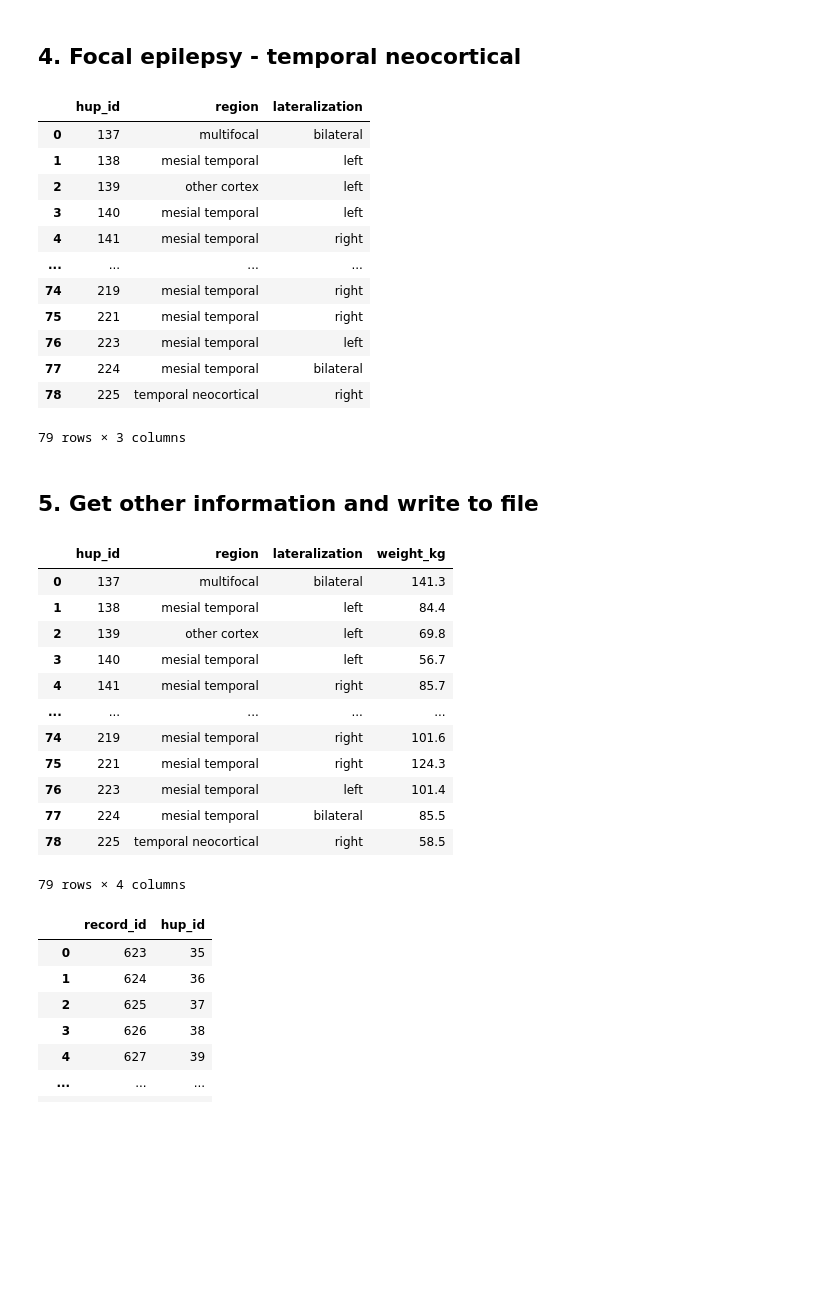
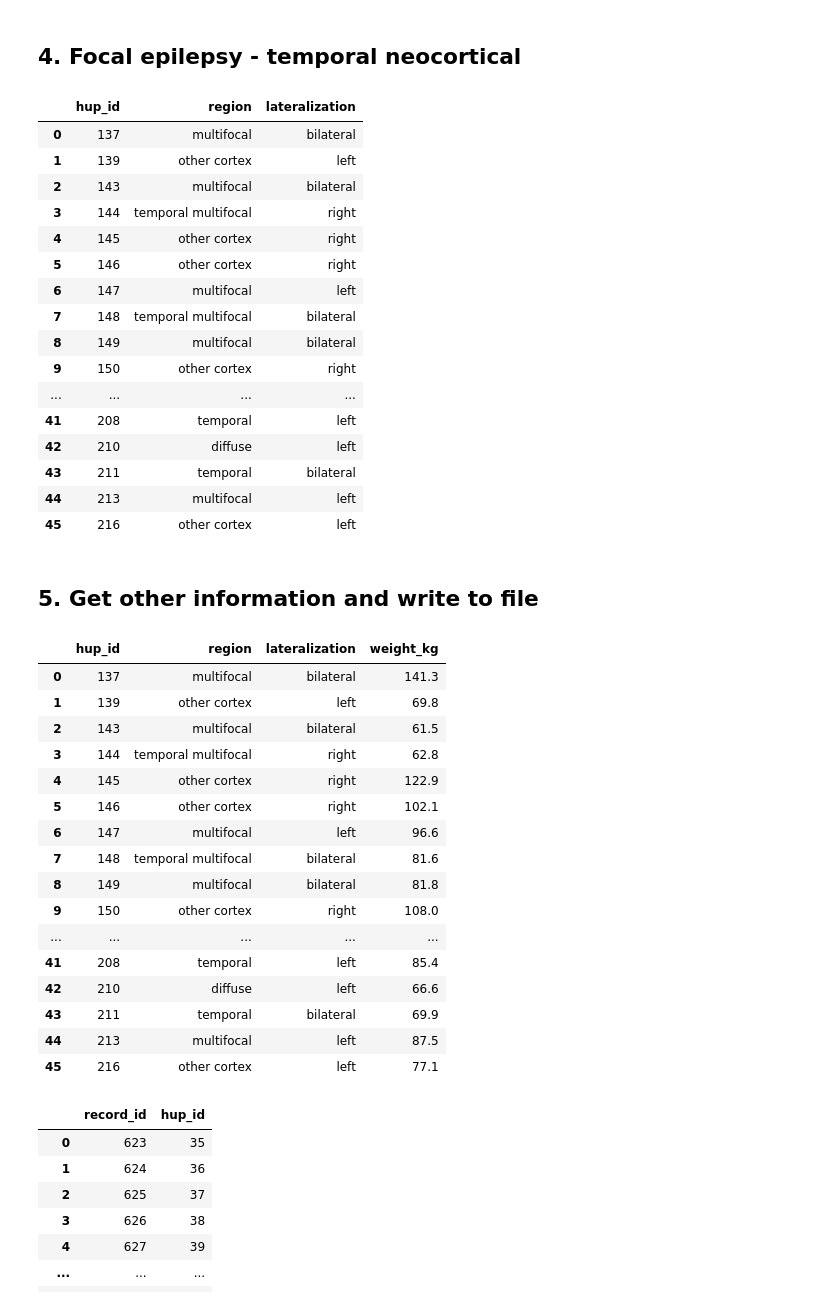
Before and after one commit to devincma/asm_synchrony_paper, a Jupyter notebook: eeg-AED/108- patient_selection_temp_neo.ipynb, the cells around one changed output. Saved outputs shown, nothing was run; the diff lists cells and outputs as text; code cells hidden in the pictures; blank space fills up the shorter version.

```diff
--- a/eeg-AED/108- patient_selection_temp_neo.ipynb
+++ b/eeg-AED/108- patient_selection_temp_neo.ipynb
@@ -43,44 +43,55 @@ soz_locations_df = pd.read_csv("../../Data/soz_locations.csv").dropna()
 
 # Drop the rows where name does not contain HUP
 soz_locations_df = soz_locations_df[soz_locations_df["name"].str.contains("HUP")]
 
 # Drop the rows where lateralization is bilateral
 # soz_locations_df = soz_locations_df[soz_locations_df["lateralization"] != "bilateral"]
 
 # # Drop the rows where region is not "mesial temporal"
 # soz_locations_df = soz_locations_df[
 #     soz_locations_df["region"] == "temporal neocortical"
 # ]
 
 # Delete the first three characters in the name column
 soz_locations_df["name"] = soz_locations_df["name"].str[3:]
 
 # Rename the name column to hup_id
 soz_locations_df = soz_locations_df.rename(columns={"name": "hup_id"})
 
+# Drop the columns where region is "temporal neocortical" or "mesial temporal"
+soz_locations_df = soz_locations_df[
+    (soz_locations_df["region"] != "temporal neocortical")
+    & (soz_locations_df["region"] != "mesial temporal")
+]
+
+
 # Convert the hup_id column to int
 soz_locations_df["hup_id"] = soz_locations_df["hup_id"].astype(int)
 
 # Find the rows where hup_id is in common_hup_ids
 soz_locations_df = soz_locations_df[soz_locations_df["hup_id"].isin(hup_patient_ids)]
 
 # Reset index
 soz_locations_df = soz_locations_df.reset_index(drop=True)
 soz_locations_df
 # %% [output]
 |  | hup_id | region | lateralization |
 | 0 | 137 | multifocal | bilateral |
-| 1 | 138 | mesial temporal | left |
-| 2 | 139 | other cortex | left |
-| 3 | 140 | mesial temporal | left |
-| 4 | 141 | mesial temporal | right |
+| 1 | 139 | other cortex | left |
+| 2 | 143 | multifocal | bilateral |
+| 3 | 144 | temporal multifocal | right |
+| 4 | 145 | other cortex | right |
+| 5 | 146 | other cortex | right |
+| 6 | 147 | multifocal | left |
+| 7 | 148 | temporal multifocal | bilateral |
+| 8 | 149 | multifocal | bilateral |
+| 9 | 150 | other cortex | right |
 | ... | ... | ... | ... |
-| 74 | 219 | mesial temporal | right |
-| 75 | 221 | mesial temporal | right |
-| 76 | 223 | mesial temporal | left |
-| 77 | 224 | mesial temporal | bilateral |
-| 78 | 225 | temporal neocortical | right |
+| 41 | 208 | temporal | left |
+| 42 | 210 | diffuse | left |
+| 43 | 211 | temporal | bilateral |
+| 44 | 213 | multifocal | left |
+| 45 | 216 | other cortex | left |
-79 rows × 3 columns
 # %% [markdown]
 ## 5. Get other information and write to file
 # %%
@@ -92,17 +103,21 @@ soz_locations_df
 # %% [output]
 |  | hup_id | region | lateralization | weight_kg |
 | 0 | 137 | multifocal | bilateral | 141.3 |
-| 1 | 138 | mesial temporal | left | 84.4 |
-| 2 | 139 | other cortex | left | 69.8 |
-| 3 | 140 | mesial temporal | left | 56.7 |
-| 4 | 141 | mesial temporal | right | 85.7 |
+| 1 | 139 | other cortex | left | 69.8 |
+| 2 | 143 | multifocal | bilateral | 61.5 |
+| 3 | 144 | temporal multifocal | right | 62.8 |
+| 4 | 145 | other cortex | right | 122.9 |
+| 5 | 146 | other cortex | right | 102.1 |
+| 6 | 147 | multifocal | left | 96.6 |
+| 7 | 148 | temporal multifocal | bilateral | 81.6 |
+| 8 | 149 | multifocal | bilateral | 81.8 |
+| 9 | 150 | other cortex | right | 108.0 |
 | ... | ... | ... | ... | ... |
-| 74 | 219 | mesial temporal | right | 101.6 |
-| 75 | 221 | mesial temporal | right | 124.3 |
-| 76 | 223 | mesial temporal | left | 101.4 |
-| 77 | 224 | mesial temporal | bilateral | 85.5 |
-| 78 | 225 | temporal neocortical | right | 58.5 |
+| 41 | 208 | temporal | left | 85.4 |
+| 42 | 210 | diffuse | left | 66.6 |
+| 43 | 211 | temporal | bilateral | 69.9 |
+| 44 | 213 | multifocal | left | 87.5 |
+| 45 | 216 | other cortex | left | 77.1 |
-79 rows × 4 columns
 # %%
 # Load rid_hup_table.csv from ./data/
 rid_hup_table_df = pd.read_csv("../../Data/rid_hup_table.csv")
```
Also changed, not shown: parts of 3 cells of this notebook, 10 other files.
